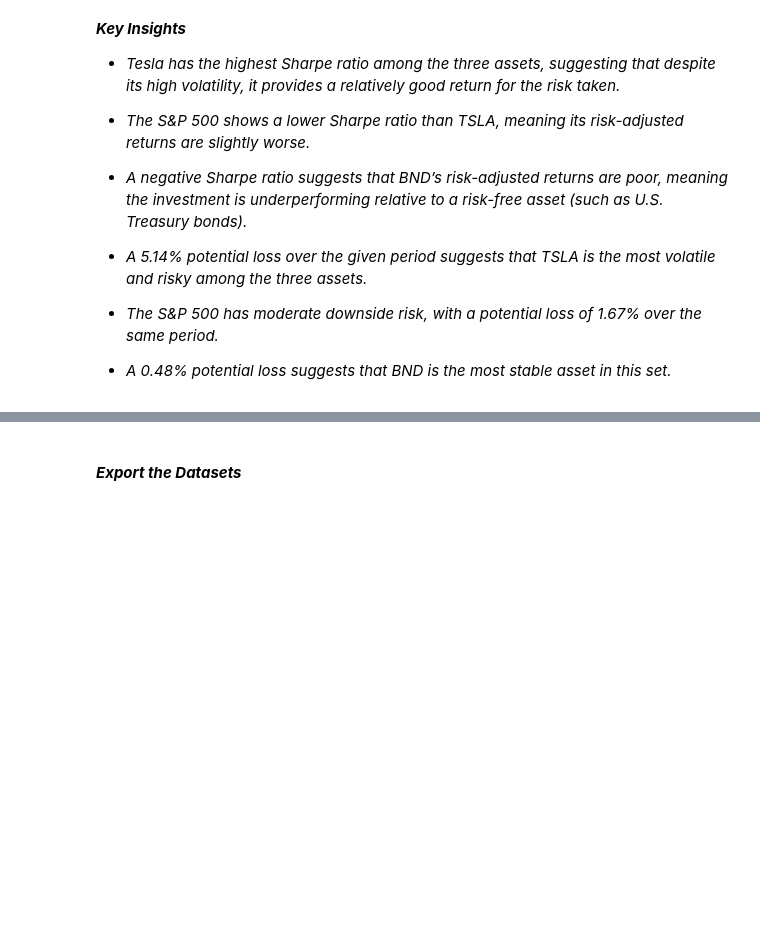
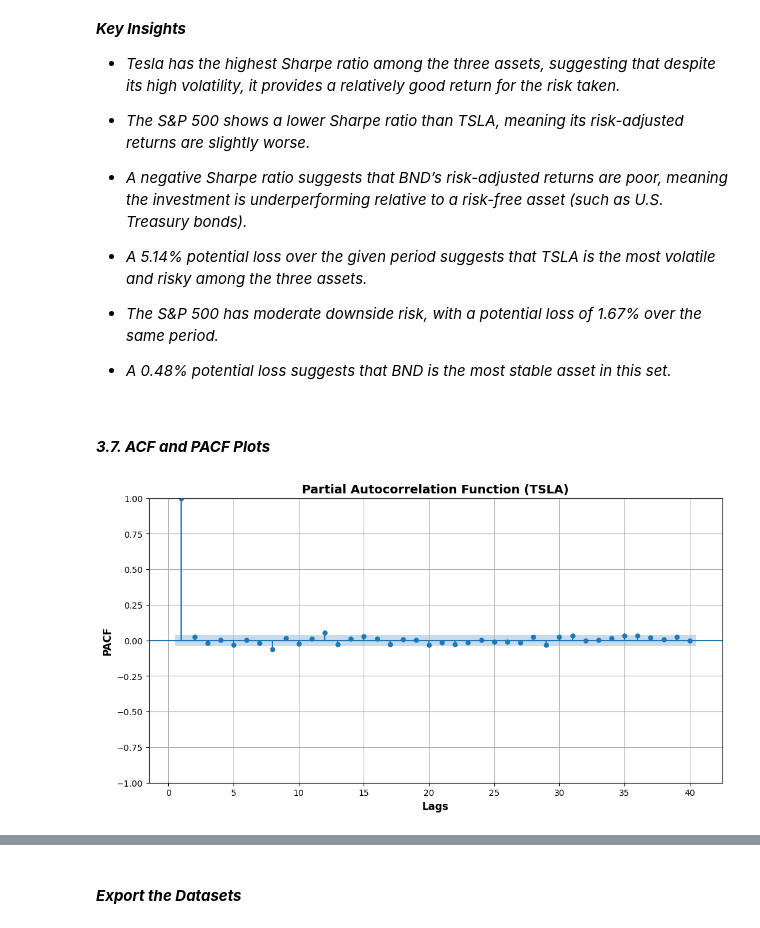
Before and after one commit to wastb/KIAM-Week11, a Jupyter notebook: notebooks/EDA.ipynb, the cells around one changed output, grey strips where cells are left out. Saved outputs shown, nothing was run; the diff lists cells and outputs as text; code cells hidden in the pictures; blank space fills up the shorter version.

```diff
--- a/notebooks/EDA.ipynb
+++ b/notebooks/EDA.ipynb
@@ -349,3 +355,16 @@ VaR ratio for BND: -0.0048010439816764325
 - *A 5.14% potential loss over the given period suggests that TSLA is the most volatile and risky among the three assets.*
 - *The S&P 500 has moderate downside risk, with a potential loss of 1.67% over the same period.*
 - *A 0.48% potential loss suggests that BND is the most stable asset in this set.*
+# %% [markdown]
+#### ***3.7. ACF and PACF Plots***
+# %%
+#Plot PACF for TSLA
+fig,ax = plt.subplots(figsize=(12, 6))
+plot_pacf(df_tsla['Close'], lags=40,zero=False, ax=ax)  # Change lags according to your data
+plt.title('Partial Autocorrelation Function (TSLA)',fontsize=14, fontweight="bold")
+plt.xlabel('Lags',fontsize=12, fontweight="bold")
+plt.ylabel('PACF',fontsize=12, fontweight="bold")
+plt.grid(True)
+plt.show()
+# %% [output]
+[figure, added]
```
Also changed, not shown: parts of 19 cells of this notebook, 1 other file.
